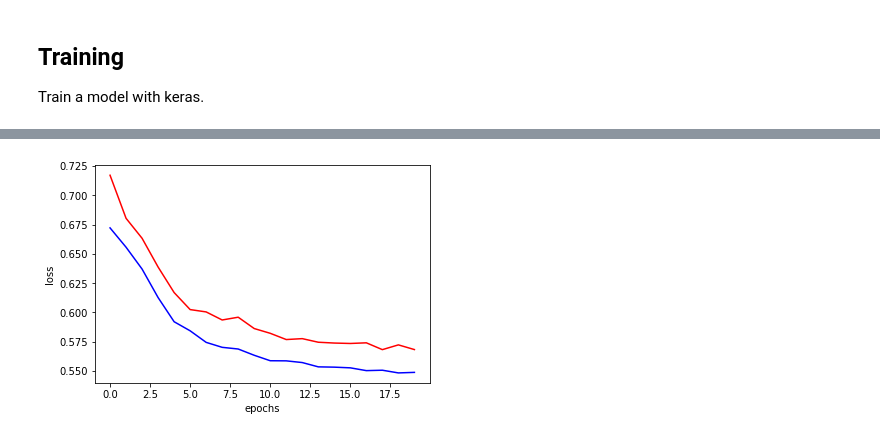
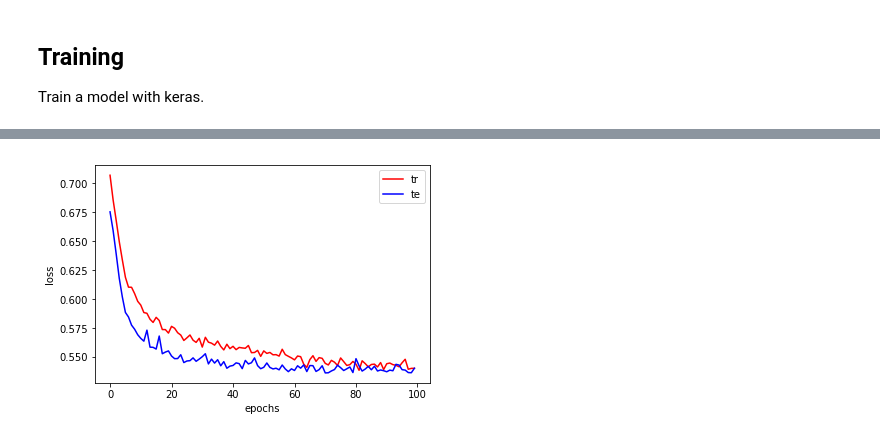
Before and after one commit to LUOFENGZHOU/njord, a Jupyter notebook: notebook/data.ipynb, the cells around one changed output, grey strips where cells are left out. Saved outputs shown, nothing was run; the diff lists cells and outputs as text; code cells hidden in the pictures.

```diff
--- a/notebook/data.ipynb
+++ b/notebook/data.ipynb
@@ -176,8 +179,9 @@ model.add(Dropout(0.5))
 model.add(Dense(units=64, activation="relu"))
 model.add(Dropout(0.5))
 model.add(Dense(units=1, activation="sigmoid"))
+# %%
+# Set the optimizer.
+optimizer = optimizers.RMSprop(lr=0.00025, rho=0.95, epsilon=1.0E-6, decay=0.0)
 # %%
-model.compile(loss="binary_crossentropy", optimizer="Adam", metrics=["accuracy"])
+# Compile the model.
+model.compile(loss="binary_crossentropy", optimizer=optimizer, metrics=["accuracy"])
-# %%
-# x_train and y_train are Numpy arrays --just like in the Scikit-Learn API.
-history = model.fit(X_train, Y_train, validation_data=(X_test, Y_test), epochs=50, batch_size=256)
@@ -205,0 +188,10 @@ print(history.history)
+# %%
+# Set the training parameters.
+params = {
+    "epochs": 200,
+    "batch_size": 256,
+    "validation_data": (X_test, Y_test)
+}
+
+# Train the model.
+history = model.fit(X_train, Y_train, **params)
@@ -206,9 +216,11 @@ print(history.history)
 # %%
+# Figure: loss vs epochs.
 plt.figure()
-plt.plot(history.history["loss"], color="r")
-plt.plot(history.history["val_loss"], color="b")
+plt.plot(history.history["loss"], label="tr", color="r")
+plt.plot(history.history["val_loss"], label="te", color="b")
 plt.xlabel("epochs")
 plt.ylabel("loss")
+plt.legend()
 plt.show()
 # %% [output]
-[figure, old version]
+[figure, new version]
```
Also changed, not shown: parts of 7 cells of this notebook, 1 other file.
